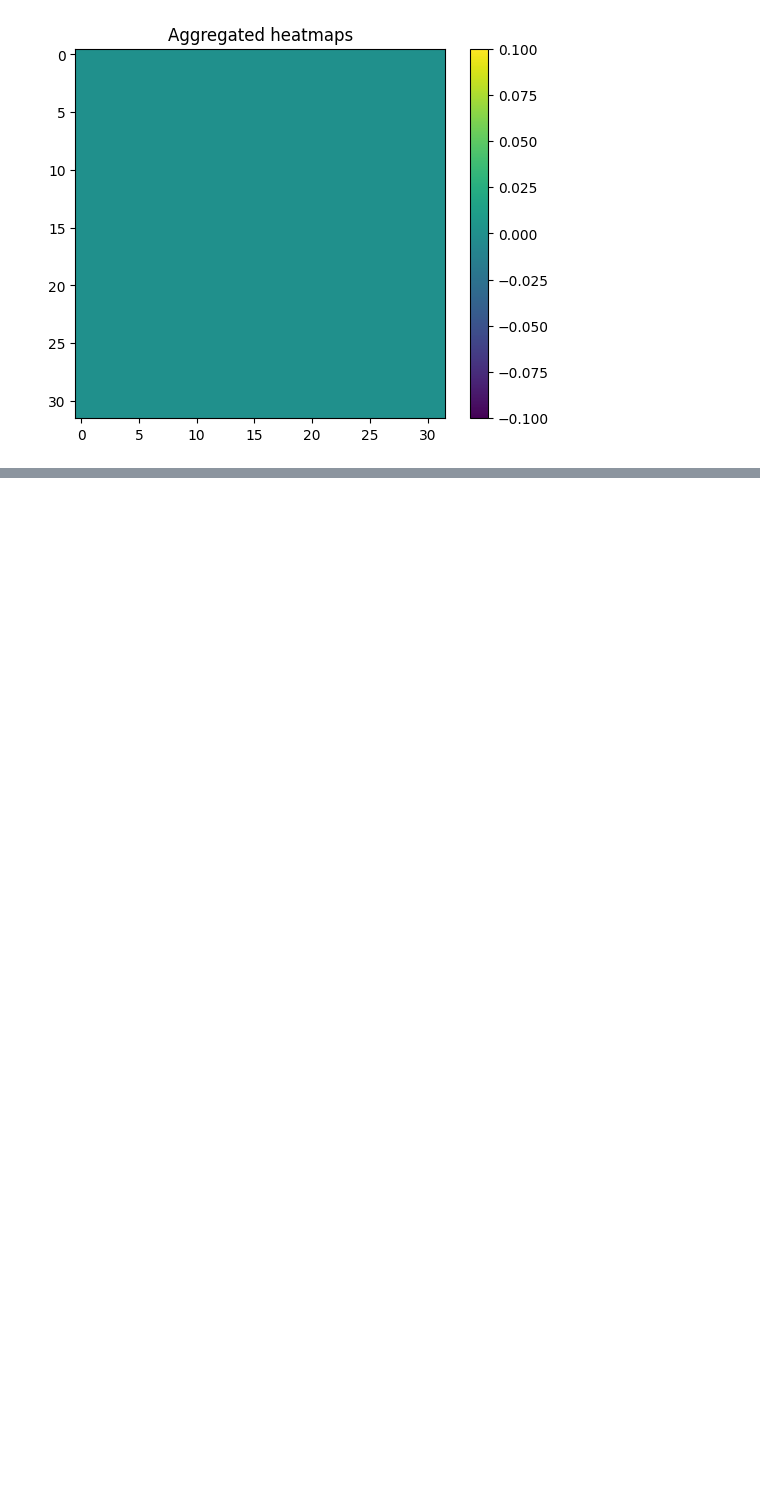
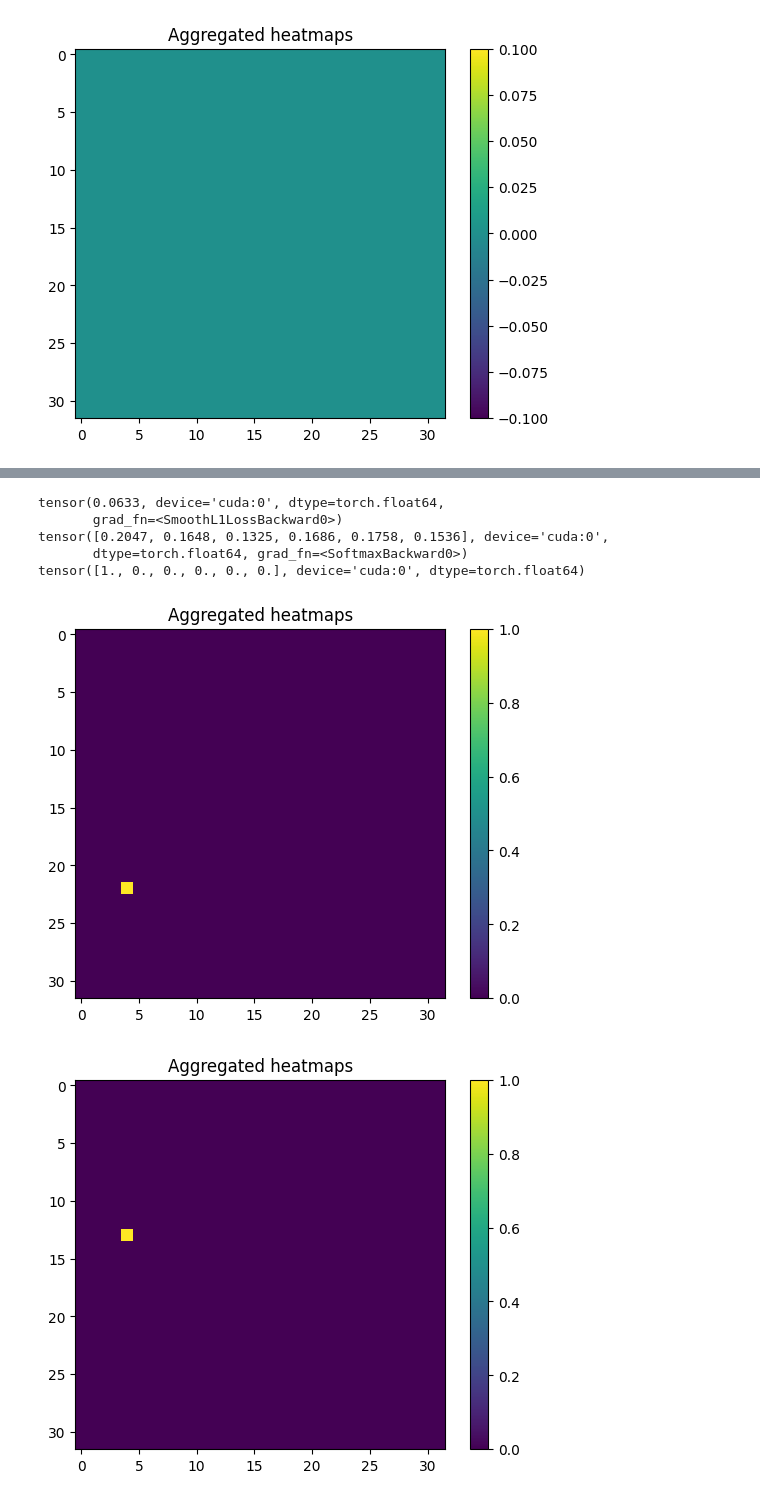
Before and after one commit to Vincent-Therrien/diurnal, a Jupyter notebook: demo/reinforcement_learning.ipynb, the cells around one changed output, grey strips where cells are left out. Cells and saved outputs as stored; diff of their text form; code cells hidden in the pictures; blank space fills up the shorter version.

```diff
--- a/demo/reinforcement_learning.ipynb
+++ b/demo/reinforcement_learning.ipynb
@@ -167,0 +188,21 @@ visualize.heatmap(p.detach().cpu().numpy())
+# %%
+optimizer.zero_grad()
+action = net(x, cursor)
+agents.SRLA1.act(tentative, x, cursor, action)
+ideal = agents.SRLA1.get_best_action(tentative, y, cursor, sequence_length).to("cuda").double()
+loss = loss_fn(ideal, action)
+loss.backward()
+optimizer.step()
+print(loss)
+print(action)
+print(ideal)
+visualize.heatmap(cursor.cpu().numpy())
+visualize.heatmap(tentative.cpu().numpy())
+# %% [output]
+tensor(0.0633, device='cuda:0', dtype=torch.float64,
+       grad_fn=<SmoothL1LossBackward0>)
+tensor([0.2047, 0.1648, 0.1325, 0.1686, 0.1758, 0.1536], device='cuda:0',
+       dtype=torch.float64, grad_fn=<SoftmaxBackward0>)
+tensor([1., 0., 0., 0., 0., 0.], device='cuda:0', dtype=torch.float64)
+[figure, added]
+[figure, added]
```
Also changed, not shown: parts of 3 cells of this notebook, 9 other files.
